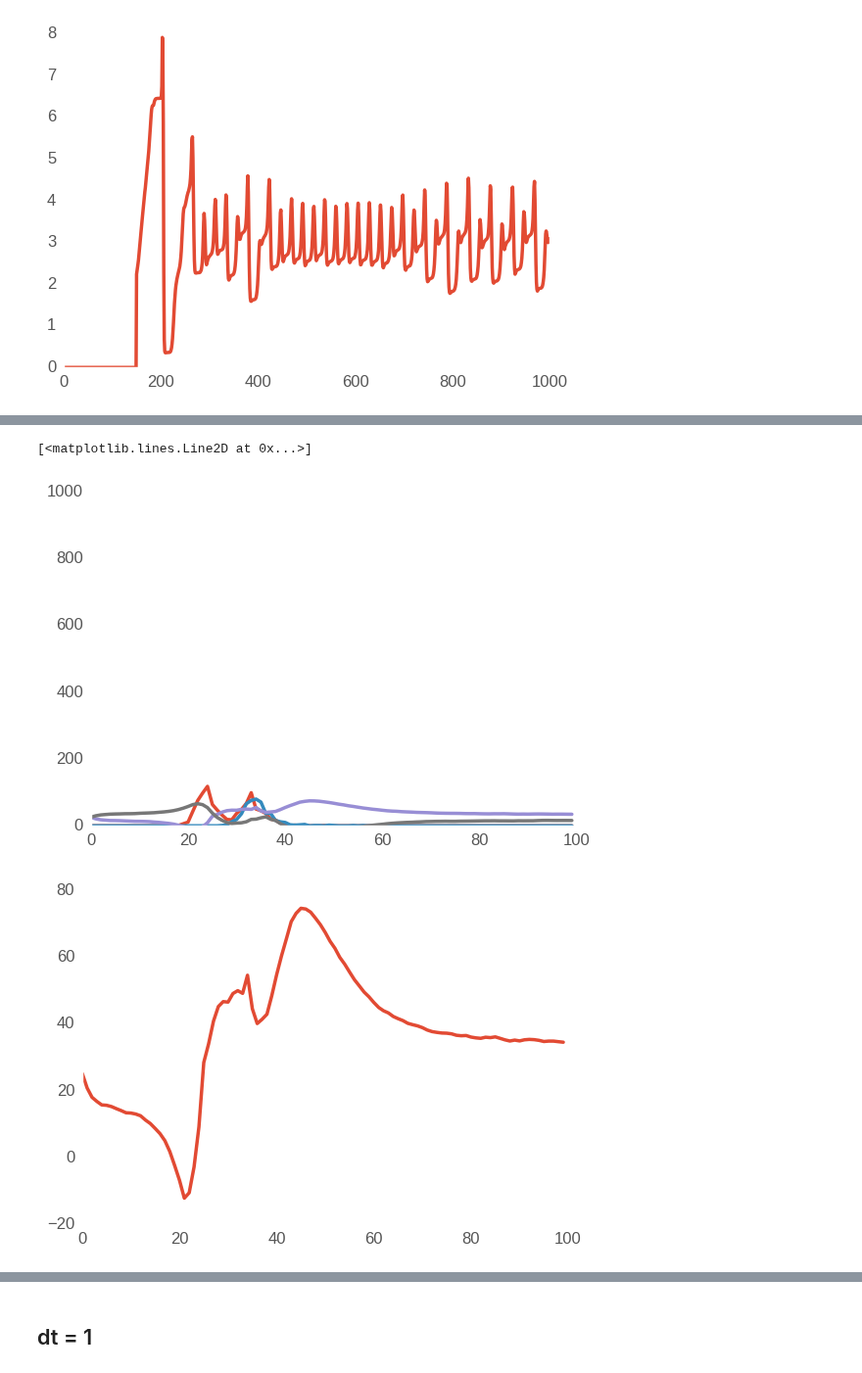
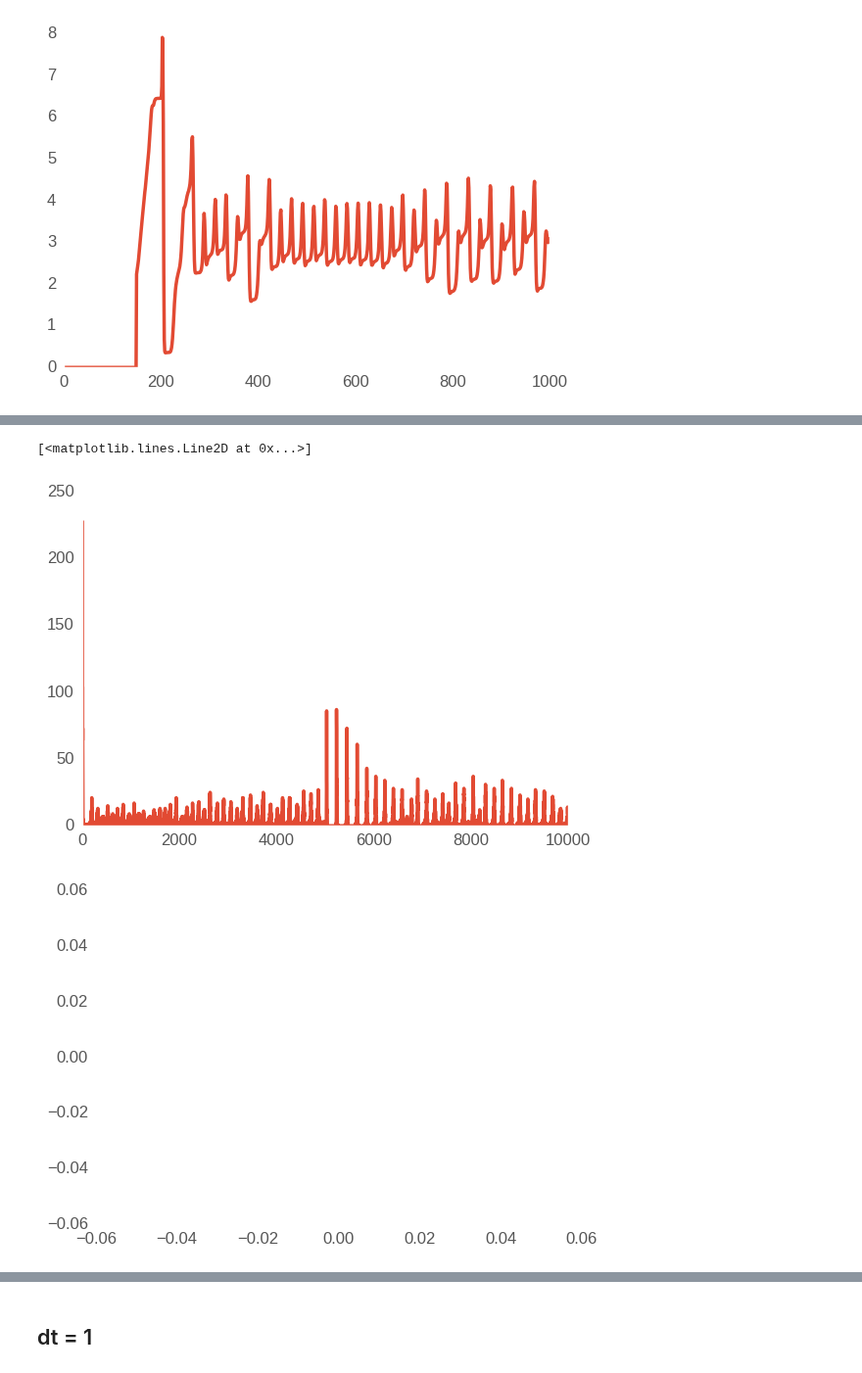
Before and after one commit to gpernelle/cortex, a Jupyter notebook: notebooks/paperSync-debug.ipynb, the cells around one changed output, grey strips where cells are left out. Shown at 98% size. Saved outputs shown, nothing was run; the diff lists cells and outputs as text; code cells hidden in the pictures.

```diff
--- a/notebooks/paperSync-debug.ipynb
+++ b/notebooks/paperSync-debug.ipynb
@@ -123,28 +114,31 @@ get_available_gpus()
 # %%
 g = 20
 N = 1000
-T = 2000
-nu = 50
-sG = 0
-tauv = 45
+T = 10000
+nu = 100
+sG = 50
+tauv = 25
 gpu1 = TfConnEvolveNet(N=N,
                   T=T,
                   disp=False,
                   tauv=tauv,
-                  device='/cpu:0',
+                  device='/gpu:0',
                   spikeMonitor=False,
                   g0=g,
-                  startPlast = 0,
+                  startPlast = 1000,
                   nu = nu,
                   NUM_CORES = 1,
                   both=False,
                  sG = sG,
-                      memfraction = 0.9
+                      memfraction = 0.5
                       )
 # gpu.input = apple
 gpu1.dt = 0.1
+gpu1.initWGap = -1
+gpu1.g1 = 20
+gpu1.g2 = 20
 gpu1.debug = False
-gpu1.connectTime=400
+gpu1.connectTime=int(T/2)
 gpu1.FACT = 200
 gpu1.ratio = 0.5
 gpu1.runTFSimul()
@@ -153,16 +152,20 @@ gpu1.runTFSimul()
 # %%
 plt.plot(gpu1.vvmN1)
 plt.plot(gpu1.vvmN2)
-plt.plot(gpu1.i1)
-plt.plot(gpu1.i2)
-plt.ylim([0,1000])
+# plt.plot(gpu1.i1)
+# plt.plot(gpu1.i2)
+# plt.ylim([0,1000])
 plt.figure()
 plt.plot(gpu1.i1)
 plt.figure()
 plt.plot(gpu1.gammaN1)
 plt.plot(gpu1.gammaNS)
 plt.plot(gpu1.gammaN2)
+plt.plot(gpu1.gammaTest)
+
+plt.figure()
+plt.plot(gpu1.plastON)
 # %% [output]
 [<matplotlib.lines.Line2D at 0x...>]
-[figure, old version]
+[figure, new version]
-[figure, old version]
+[figure, new version]
```
Also changed, not shown: parts of 15 cells of this notebook, 6 other files.
